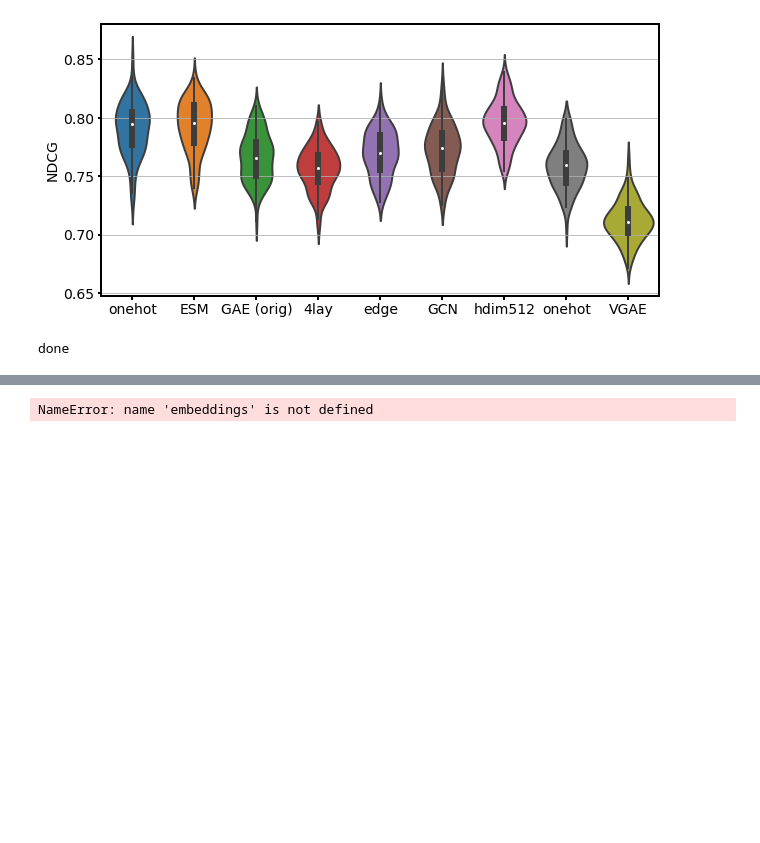
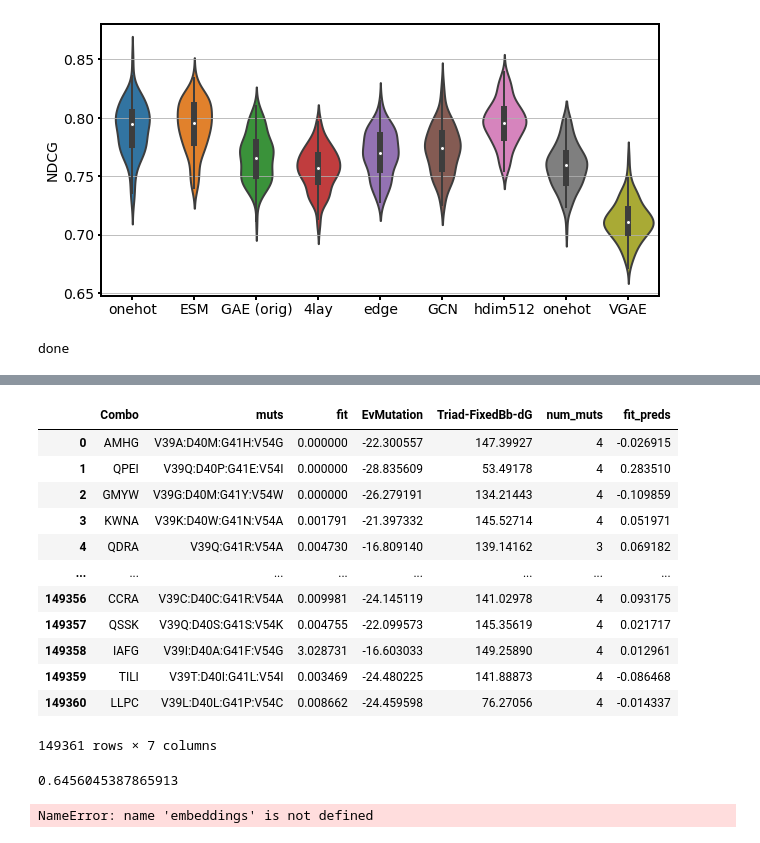
Before and after one commit to jsunn-y/ProtGraphR, a Jupyter notebook: analysis/downstream.ipynb, the cells around one changed output, grey strips where cells are left out. Saved outputs shown, nothing was run; the diff lists cells and outputs as text; code cells hidden in the pictures; blank space fills up the shorter version.

```diff
--- a/analysis/downstream.ipynb
+++ b/analysis/downstream.ipynb
@@ -174,3 +174,25 @@ array([0.78272254])
+# %%
+os.chdir('/home/jyang4/repos/ProtGraphR/analysis')
+fitnessdf = pd.read_csv('fitness.csv')
+fitnessdf
+# %% [output]
+|  | Combo | muts | fit | EvMutation | Triad-FixedBb-dG | num_muts | fit_preds |
+| 0 | AMHG | V39A:D40M:G41H:V54G | 0.000000 | -22.300557 | 147.39927 | 4 | -0.026915 |
+| 1 | QPEI | V39Q:D40P:G41E:V54I | 0.000000 | -28.835609 | 53.49178 | 4 | 0.283510 |
+| 2 | GMYW | V39G:D40M:G41Y:V54W | 0.000000 | -26.279191 | 134.21443 | 4 | -0.109859 |
+| 3 | KWNA | V39K:D40W:G41N:V54A | 0.001791 | -21.397332 | 145.52714 | 4 | 0.051971 |
+| 4 | QDRA | V39Q:G41R:V54A | 0.004730 | -16.809140 | 139.14162 | 3 | 0.069182 |
+| ... | ... | ... | ... | ... | ... | ... | ... |
+| 149356 | CCRA | V39C:D40C:G41R:V54A | 0.009981 | -24.145119 | 141.02978 | 4 | 0.093175 |
+| 149357 | QSSK | V39Q:D40S:G41S:V54K | 0.004755 | -22.099573 | 145.35619 | 4 | 0.021717 |
+| 149358 | IAFG | V39I:D40A:G41F:V54G | 3.028731 | -16.603033 | 149.25890 | 4 | 0.012961 |
+| 149359 | TILI | V39T:D40I:G41L:V54I | 0.003469 | -24.480225 | 141.88873 | 4 | -0.086468 |
+| 149360 | LLPC | V39L:D40L:G41P:V54C | 0.008662 | -24.459598 | 76.27056 | 4 | -0.014337 |
+149361 rows × 7 columns
+# %%
+ndcg(fitnessdf['fit'].values, fitnessdf['fit_preds'].values)
+# %% [output]
+0.6456045387865913
 # %%
 os.chdir('/scratch/ml/jyang4/ProtGraphR/analysis')
 np.save('ndcg_48.npy', np.array(all_results_ndcg).T)
```
Also changed, not shown: parts of 2 cells of this notebook, 20 other files.
